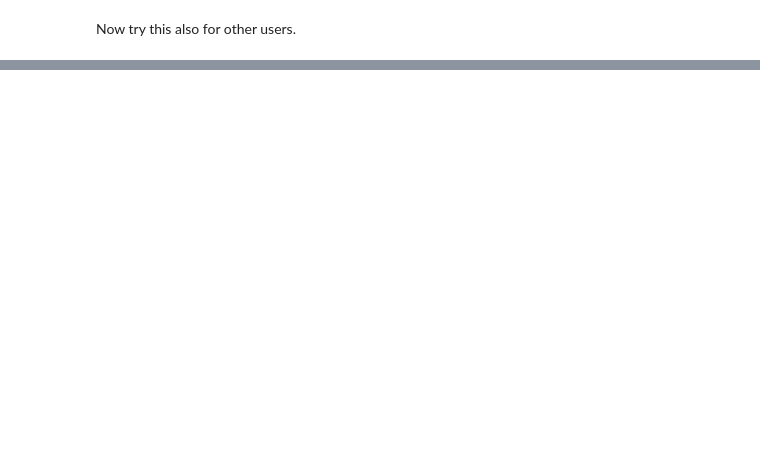
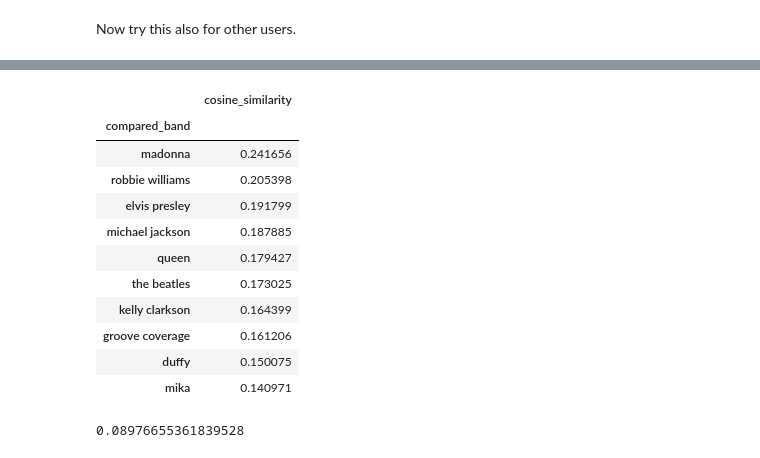
Before and after one commit to pbutenee/ml-tutorial, a Jupyter notebook: source/1/recommendation_engine.ipynb, the cells around one changed output, grey strips where cells are left out. Cells and saved outputs as stored; diff of their text form; code cells hidden in the pictures; blank space fills up the shorter version.

```diff
--- a/source/1/recommendation_engine.ipynb
+++ b/source/1/recommendation_engine.ipynb
@@ -172,0 +377,26 @@ Now try this also for other users.
+# %%
+most_similar_bands('abba')
+# %% [output]
+|  | cosine_similarity |
+| compared_band |  |
+| madonna | 0.241656 |
+| robbie williams | 0.205398 |
+| elvis presley | 0.191799 |
+| michael jackson | 0.187885 |
+| queen | 0.179427 |
+| the beatles | 0.173025 |
+| kelly clarkson | 0.164399 |
+| groove coverage | 0.161206 |
+| duffy | 0.150075 |
+| mika | 0.140971 |
+# %%
+def similarity_score(band, user_id):
+    df = most_similar_bands_history(band, user_id)
+    return df.product(axis=1).sum(axis=0) / df['cosine_similarity'].sum()
+
+assert np.allclose(similarity_score('abba', 42), 0.08976655361839528)
+assert np.allclose(similarity_score('the white stripes', 1), 0.09492796371597861)
+
+similarity_score('abba', 42)
+# %% [output]
+0.08976655361839528
```
Also changed, not shown: parts of 65 cells of this notebook.
